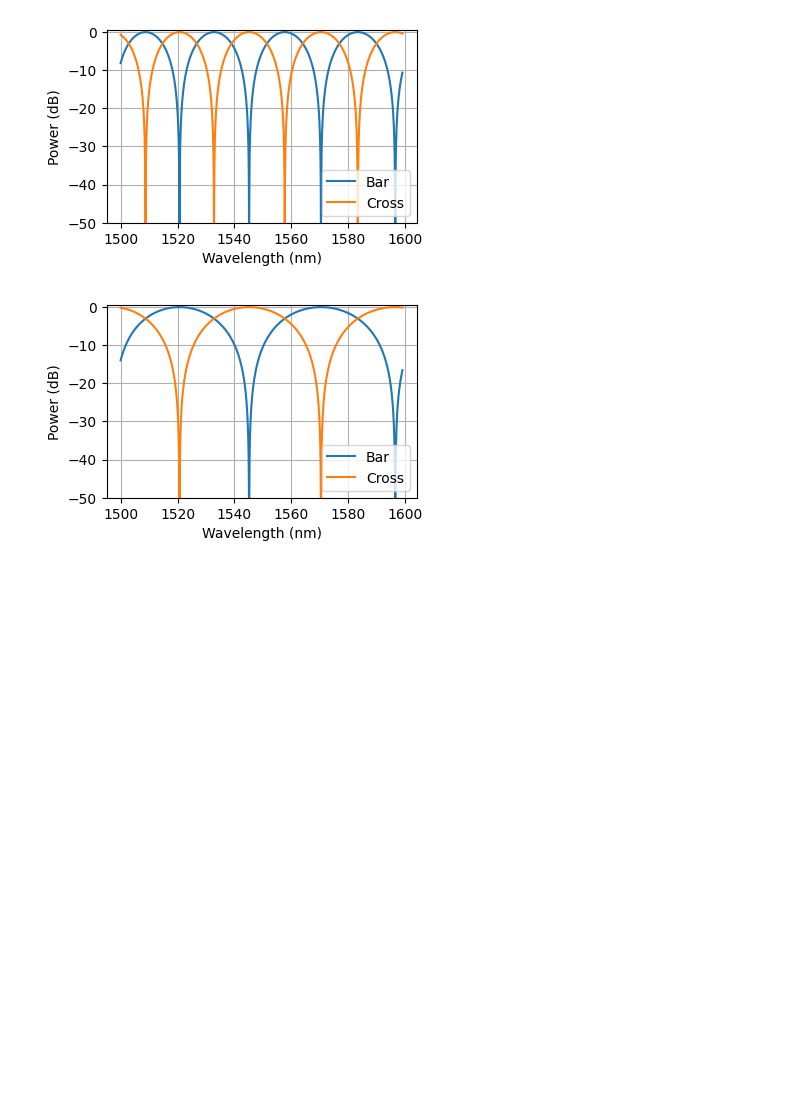
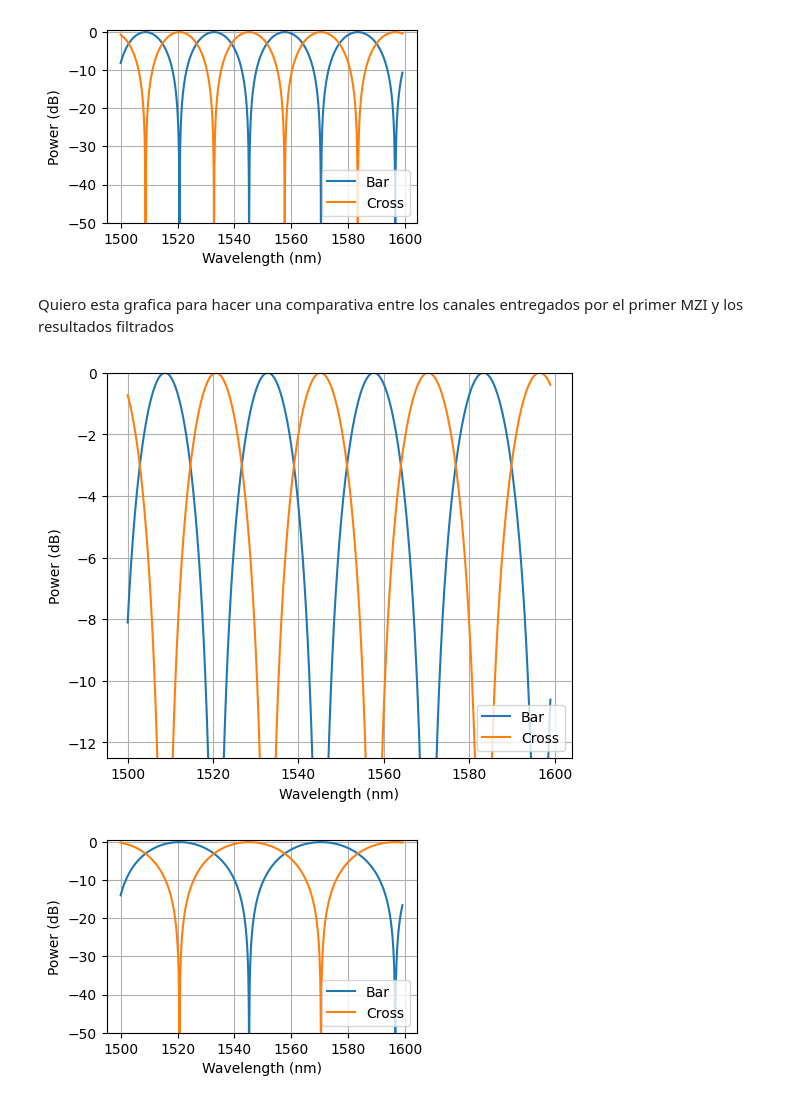
Before and after one commit to niospinamev2/Topic-6-WDM-Cascaded-MZIs, a Jupyter notebook: Graficas.ipynb, the cells around one changed output. Saved outputs shown, nothing was run; the diff lists cells and outputs as text; code cells hidden in the pictures; blank space fills up the shorter version.

```diff
--- a/Graficas.ipynb
+++ b/Graficas.ipynb
@@ -228,6 +269,24 @@ plt.grid()
 # %% [output]
 [figure]
 [figure]
+# %% [markdown]
+Quiero esta grafica para hacer una comparativa entre los canales entregados por el primer MZI y los resultados filtrados
+# %%
+# ---- gráfica ----
+# plt.figure(figsize=(4,2.5))
+plt.figure(figsize=(6,5))
+plt.plot(wvl*1e9, P_bar_dB, label='Bar')
+plt.plot(wvl*1e9, P_cross_dB, label='Cross')
+
+plt.xlabel('Wavelength (nm)')
+plt.ylabel('Power (dB)')
+#plt.title('Respuesta espectral MZI')
+plt.ylim(-12.5,0)
+plt.legend(loc="lower right")
+plt.grid()
+# plt.savefig('IMG/Salidas_MZI_In.png', bbox_inches='tight')
+# %% [output]
+[figure, added]
 # %%
 D = np.exp(-1j * beta * L/2)
 
```
Also changed, not shown: parts of 10 cells of this notebook, 1 other file.
